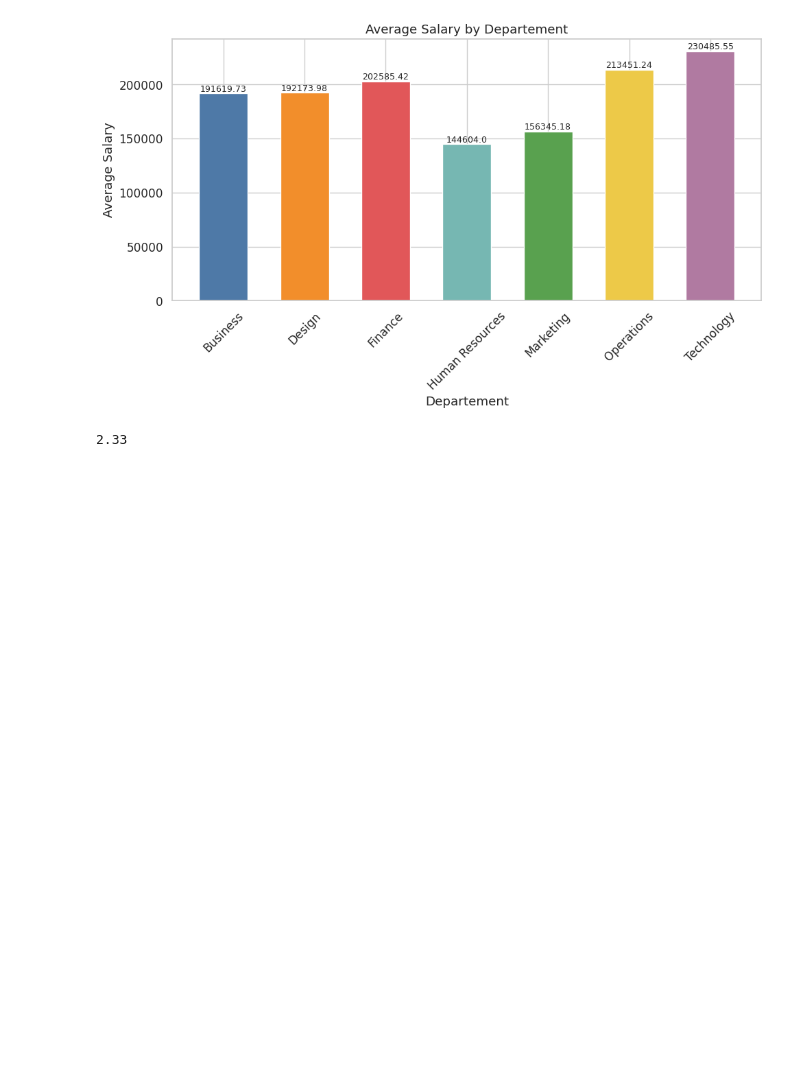
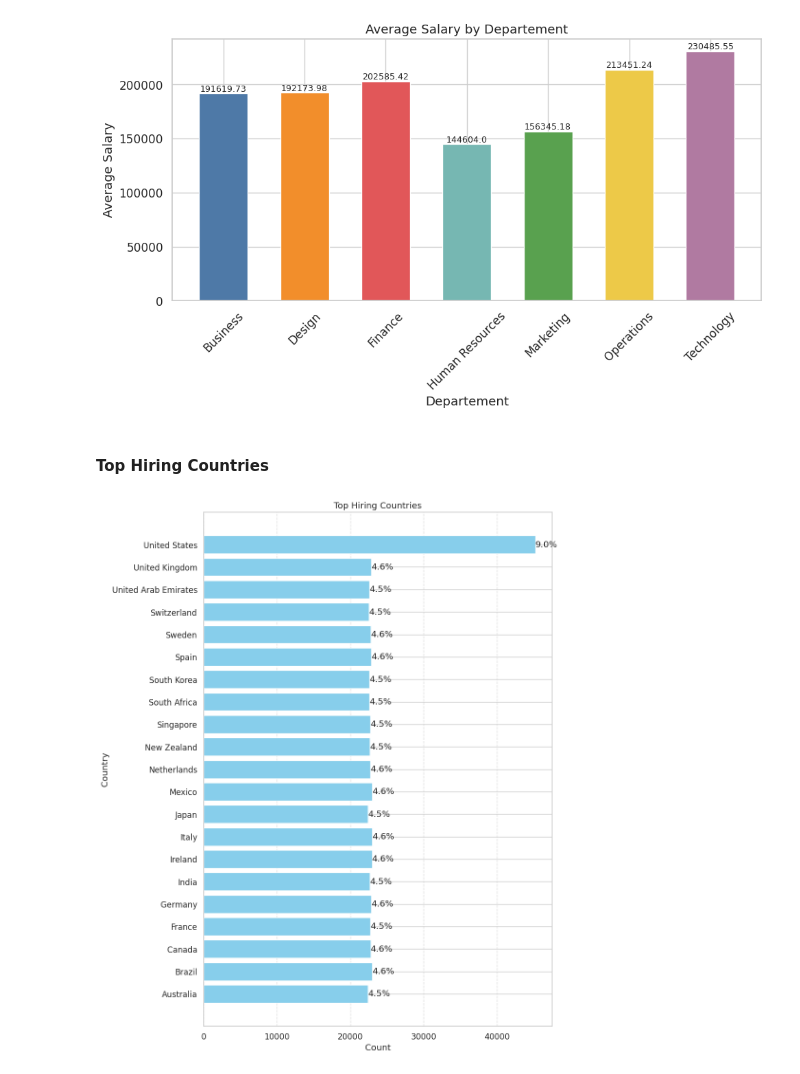
Before and after one commit to KaraniAbdellah/Job_Market, a Jupyter notebook: main.ipynb, the cells around one changed output. Saved outputs shown, nothing was run; the diff lists cells and outputs as text; code cells hidden in the pictures; blank space fills up the shorter version.

Commit message:
feat: add Top Hiring Countries

```diff
--- a/main.ipynb
+++ b/main.ipynb
@@ -39,20 +39,30 @@ plt.tight_layout()
 plt.show()
 # %% [output]
 [figure]
-# %%
-'''
-Problem Statement
-    The objective of this project is to analyze salary patterns across various job roles and experience levels to answer key questions such as:
-    - How does experience impact salary?
-    - Which job roles offer higher compensation?
-    - How do salaries vary across locations and employment types?
-'''
-
-# Average Salary By Departement
-# Top Hiring Countries
-# Experience vs Salary
-# Who Person Work From Home (year_experience, filied, country, )
-# --> remote --> person from X, year_exper (just intervall), education level,
-# Number Of Employees for Each Departement
-# %% [output]
-2.33
+# %% [markdown]
+#### Top Hiring Countries
+# %%
+# Get Number Of Employees for Each Country
+df_country = pd.DataFrame(c_df["country"])
+df_group_by_country = df_country.groupby(by=["country"]).size().reset_index(name="count")
+
+# Plot Bars
+size_dataset = c_df["country"].count()
+
+country_list = df_group_by_country["country"].to_list()
+count_list = df_group_by_country["count"].to_list()
+
+plt.figure(figsize=(10,12))
+plt.barh(country_list, count_list, color="skyblue")
+for i, v in enumerate(count_list):
+    percent = (v * 100) / size_dataset
+    plt.text(v + 0.2, i, f"{percent:.1f}%", va='center')  # shows 1 decimal
+plt.xlabel("Count")
+plt.ylabel("Country")
+plt.title("Top Hiring Countries")
+plt.grid(axis="x", linestyle="--", alpha=0.6)
+plt.tight_layout()
+
+plt.show()
+# %% [output]
+[figure, added]
```
Also changed, not shown: parts of 2 cells of this notebook.
